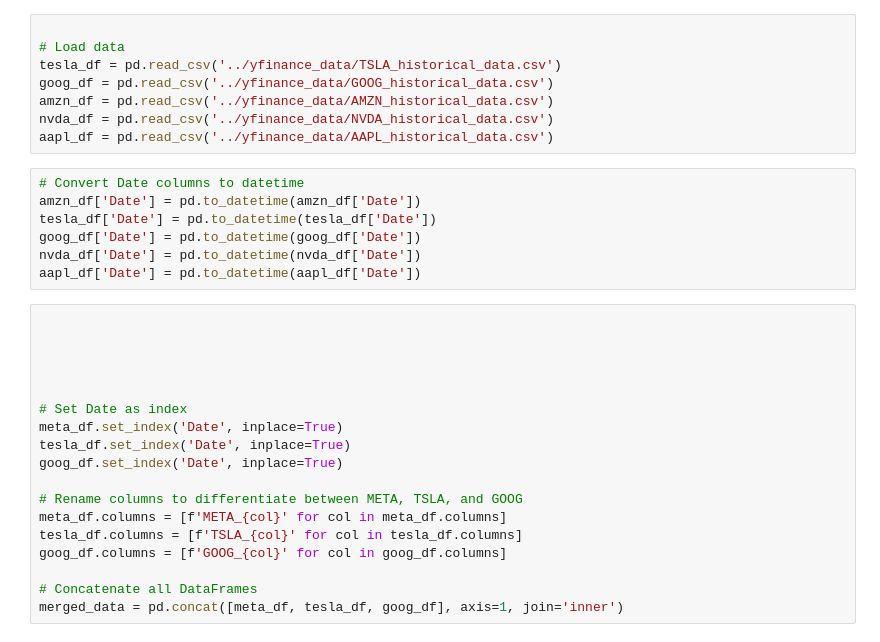
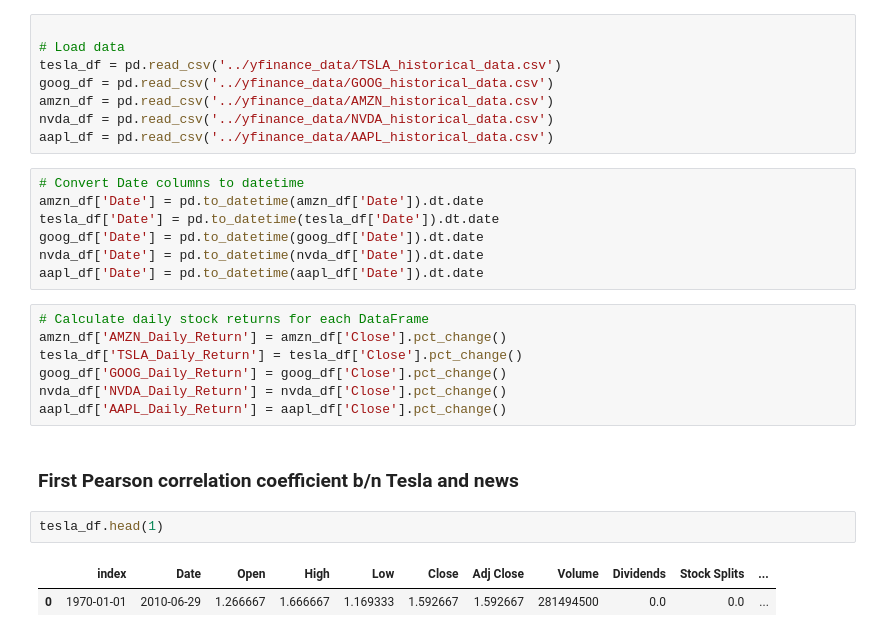
Before and after one commit to Temesgenasmamaw/Week_01, a Jupyter notebook: notebooks/stock_new_corr.ipynb, the cells around one changed output. Drawn from its saved outputs; the diff is of its cells as text.

```diff
--- a/notebooks/stock_new_corr.ipynb
+++ b/notebooks/stock_new_corr.ipynb
@@ -151,26 +134,22 @@ nvda_df = pd.read_csv('../yfinance_data/NVDA_historical_data.csv')
 aapl_df = pd.read_csv('../yfinance_data/AAPL_historical_data.csv')
 # %%
 # Convert Date columns to datetime
-amzn_df['Date'] = pd.to_datetime(amzn_df['Date'])
-tesla_df['Date'] = pd.to_datetime(tesla_df['Date'])
-goog_df['Date'] = pd.to_datetime(goog_df['Date'])
-nvda_df['Date'] = pd.to_datetime(nvda_df['Date'])
-aapl_df['Date'] = pd.to_datetime(aapl_df['Date'])
+amzn_df['Date'] = pd.to_datetime(amzn_df['Date']).dt.date
+tesla_df['Date'] = pd.to_datetime(tesla_df['Date']).dt.date
+goog_df['Date'] = pd.to_datetime(goog_df['Date']).dt.date
+nvda_df['Date'] = pd.to_datetime(nvda_df['Date']).dt.date
+aapl_df['Date'] = pd.to_datetime(aapl_df['Date']).dt.date
-# %%
-
-
-
-
-
-# Set Date as index
-meta_df.set_index('Date', inplace=True)
-tesla_df.set_index('Date', inplace=True)
-goog_df.set_index('Date', inplace=True)
-
-# Rename columns to differentiate between META, TSLA, and GOOG
-meta_df.columns = [f'META_{col}' for col in meta_df.columns]
-tesla_df.columns = [f'TSLA_{col}' for col in tesla_df.columns]
-goog_df.columns = [f'GOOG_{col}' for col in goog_df.columns]
-
-# Concatenate all DataFrames
-merged_data = pd.concat([meta_df, tesla_df, goog_df], axis=1, join='inner')
+# %%
+# Calculate daily stock returns for each DataFrame
+amzn_df['AMZN_Daily_Return'] = amzn_df['Close'].pct_change()
+tesla_df['TSLA_Daily_Return'] = tesla_df['Close'].pct_change()
+goog_df['GOOG_Daily_Return'] = goog_df['Close'].pct_change()
+nvda_df['NVDA_Daily_Return'] = nvda_df['Close'].pct_change()
+aapl_df['AAPL_Daily_Return'] = aapl_df['Close'].pct_change()
+# %% [markdown]
+### First Pearson correlation coefficient  b/n Tesla and news
+# %%
+tesla_df.head(1)
+# %% [output]
+|  | index | Date | Open | High | Low | Close | Adj Close | Volume | Dividends | Stock Splits | ... |
+| 0 | 1970-01-01 | 2010-06-29 | 1.266667 | 1.666667 | 1.169333 | 1.592667 | 1.592667 | 281494500 | 0.0 | 0.0 | ... |
```
Also changed, not shown: parts of 14 cells of this notebook.
